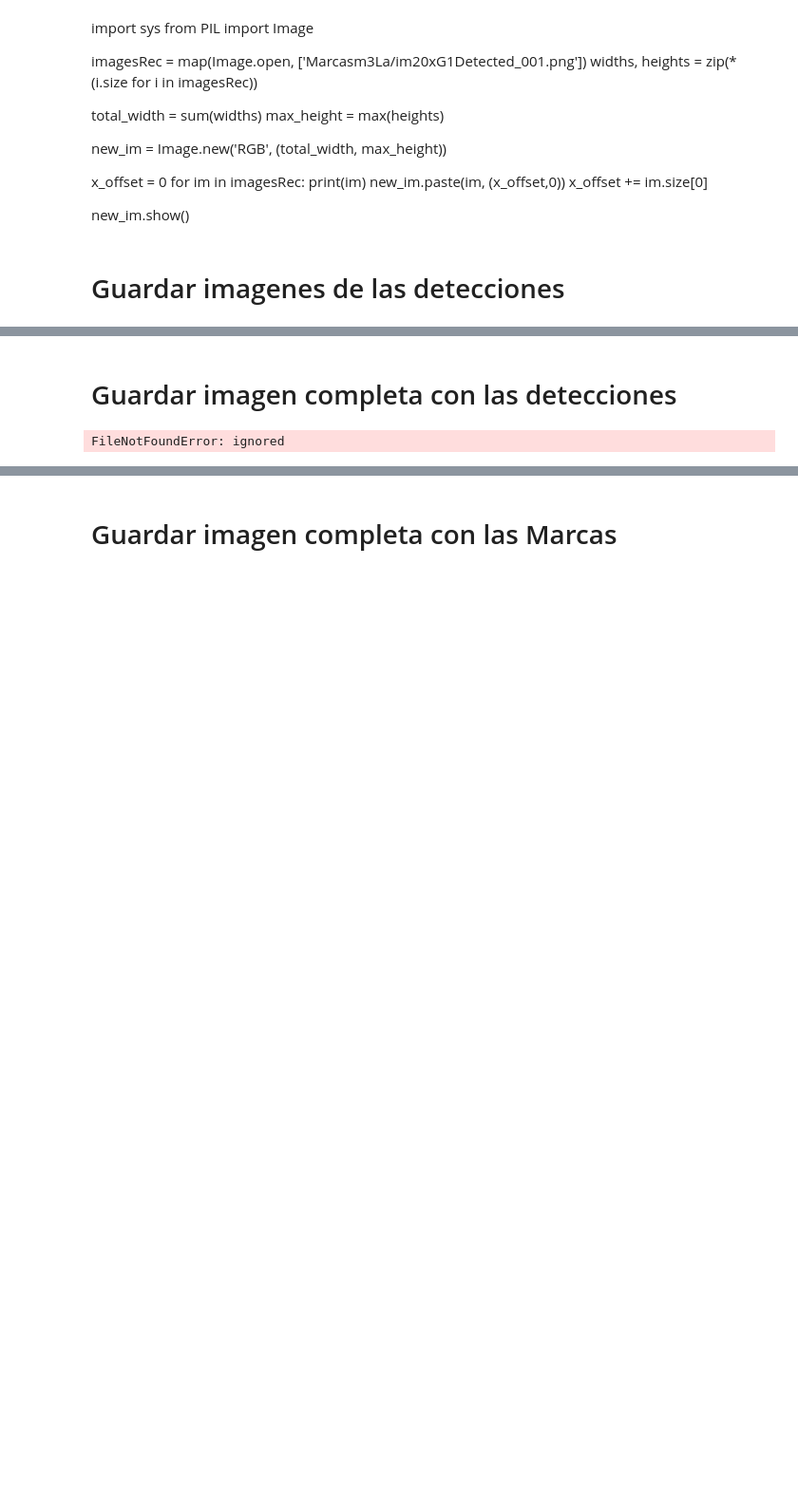
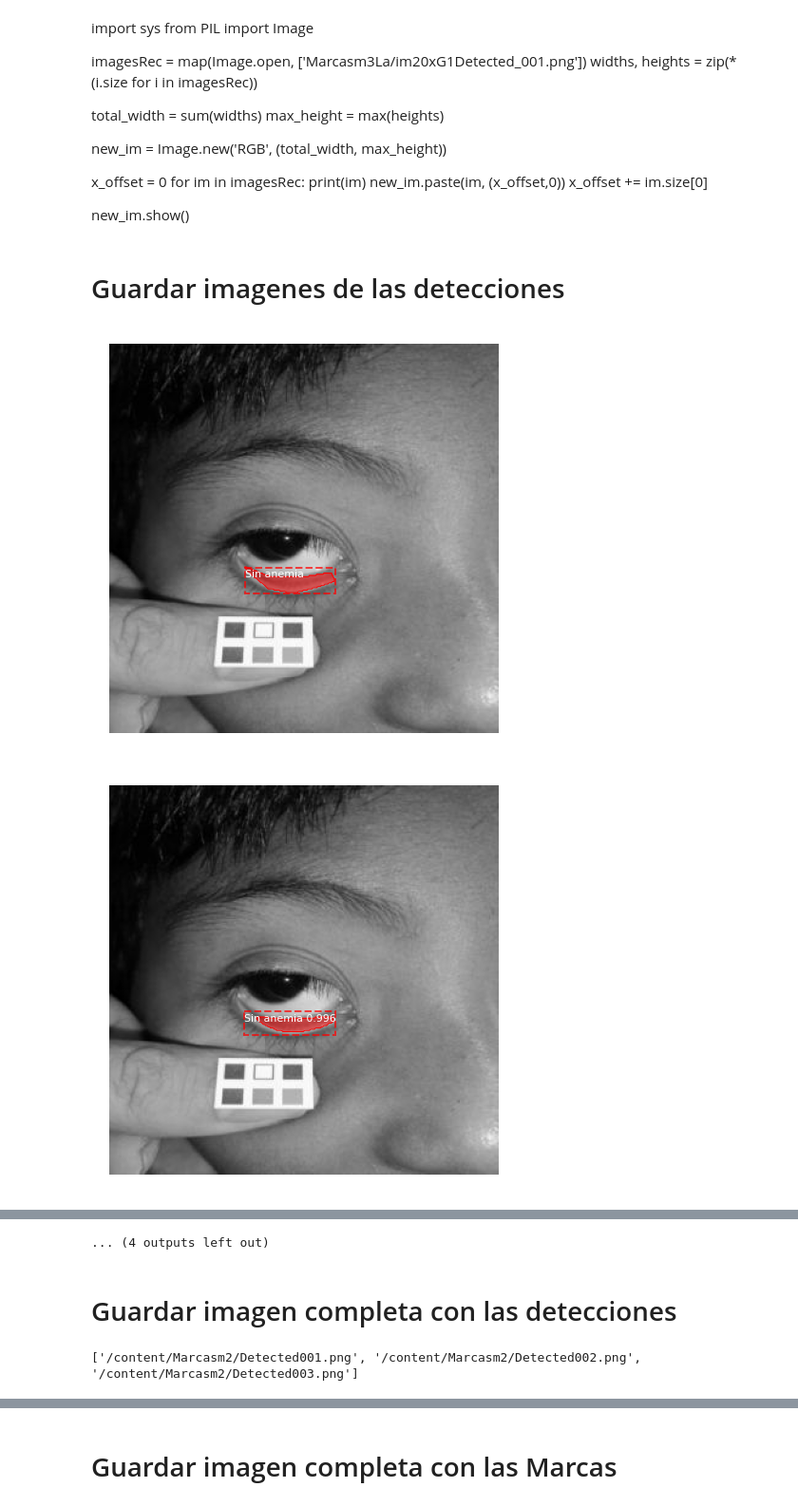
Before and after one commit to Maytsukirp/dsp, a Jupyter notebook: Mask_R_CNN.ipynb, the cells around one changed output, grey strips where cells are left out. Shown at 95% size. Drawn from its saved outputs; the diff is of its cells as text; code cells hidden in the pictures; blank space fills up the shorter version.

```diff
--- a/Mask_R_CNN.ipynb
+++ b/Mask_R_CNN.ipynb
@@ -787,31 +812,34 @@ new_im.show()
  # Guardar imagenes de las detecciones
 # %%
 
-for exportCount in range(1):#35
+for exportCount in range(8):#35
     image_id =exportCount;
     original_image, image_meta, gt_class_id, gt_bbox, gt_mask =\
         modellib.load_image_gt(dataset_val, inference_config,
                                image_id, use_mini_mask=False);
 
     #log("original_image", original_image);
     #log("image_meta", image_meta);
     #log("gt_class_id", gt_class_id);
     #log("gt_bbox", gt_bbox);
     #log("gt_mask", gt_mask);
 
 
     visualize.display_instances(original_image, gt_bbox, gt_mask, gt_class_id,
                                 dataset_val.class_names, figsize=(8, 8))
 
-    filenamexport1='Marked'+dataset_val.image_info[exportCount]['id']
+    filenamexport1='Marked'+str(exportCount+1).zfill(3)
     save_image(original_image, filenamexport1, gt_bbox, gt_mask, gt_class_id, gt_class_id, dataset_val.class_names,filter_classs_names=None,
                    scores_thresh=0.1, save_dir=None, mode=2,export_options="printLabel")
 
     results = model.detect([original_image], verbose=0);
     r = results[0];
     visualize.display_instances(original_image, r['rois'], r['masks'], r['class_ids'],
                             dataset_val.class_names, r['scores'], ax=get_ax())
 
-    filenamexport2='Detected'+dataset_val.image_info[exportCount]['id']
+    filenamexport2='Detected'+str(exportCount+1).zfill(3)
     save_image(original_image, filenamexport2, r['rois'], r['masks'], r["class_ids"], r["scores"], dataset_val.class_names,filter_classs_names=None,
                    scores_thresh=0.1, save_dir=None, mode=2,export_options="printLabel")
+# %% [output]
+[figure, added]
+[figure, added]
@@ -818,20 +856,28 @@ for exportCount in range(1):#35
+... (4 outputs left out)
 # %% [markdown]
  # Guardar imagen completa con las detecciones
 # %%
-list_im=[None] * 6
+import numpy as np
+import PIL
+from PIL import Image
+
+
+list_im=[None] * 3 ####6
 contadorIterVer=0
-for iteracionesverticales in range(1,36,6):
+for iteracionesverticales in range(1,2,1): ##in range(1,36,6)
     contadorIterVer+=1
-    for nombreImagenes in range(6):
-        list_im[nombreImagenes]="/content/MASK3" ##+ str(nombreImagenes+iteracionesverticales)+".png"+".png"
+    for nombreImagenes in range(3):#in range(6):
+        list_im[nombreImagenes]='/content/Marcasm2/Detected00'+ str(nombreImagenes+iteracionesverticales)+".png"
     print(list_im)
 
-    imgs    = [ Image.open(i) for i in list_im ]
+
+    imgs    = [ PIL.Image.open(i) for i in list_im ]
     # pick the image which is the smallest, and resize the others to match it (can be arbitrary image shape here)
     min_shape = sorted( [(np.sum(i.size), i.size ) for i in imgs])[0][1]
 
     imgs_comb = np.vstack( (np.asarray( i.resize(min_shape) ) for i in imgs ) )
-    imgs_comb = Image.fromarray( imgs_comb)
+    imgs_comb = PIL.Image.fromarray( imgs_comb)
+    #imgs_comb = Image.fromarray( imgs_comb)
     imgs_comb.save( 'Marcasm3LaN/Detected20xG1_vertical'+str(contadorIterVer)+'.png' )
 # %% [output]
-FileNotFoundError: ignored
+['/content/Marcasm2/Detected001.png', '/content/Marcasm2/Detected002.png', '/content/Marcasm2/Detected003.png']
```
Also changed, not shown: parts of 35 cells of this notebook.
